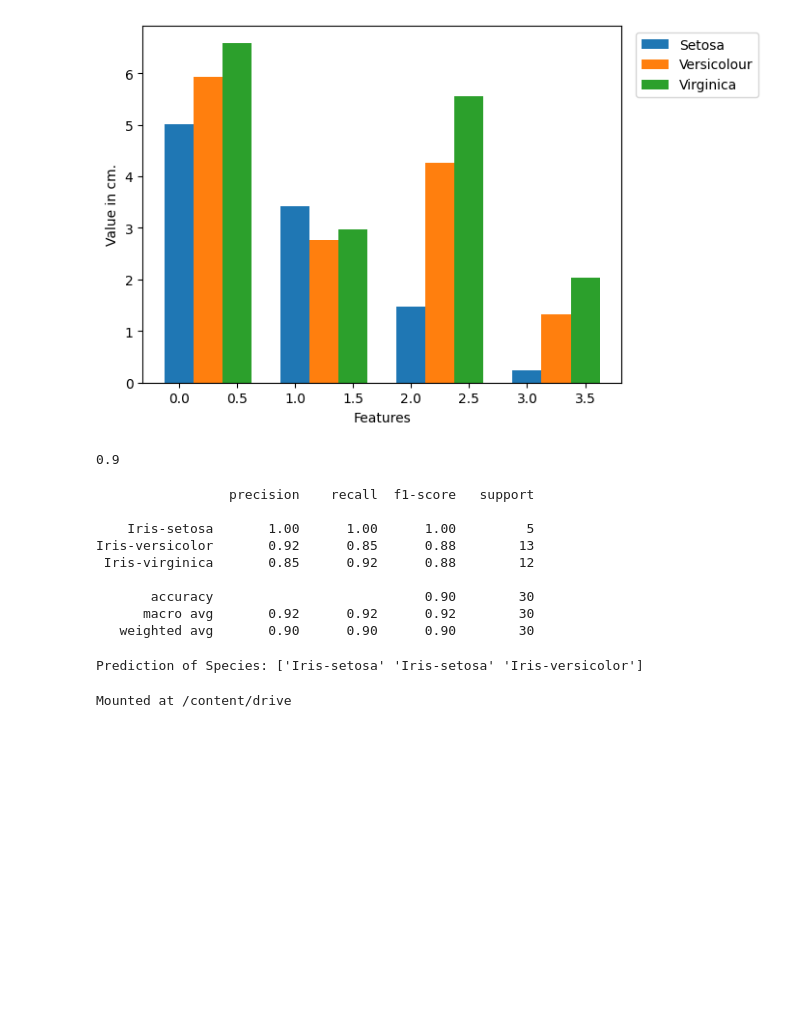
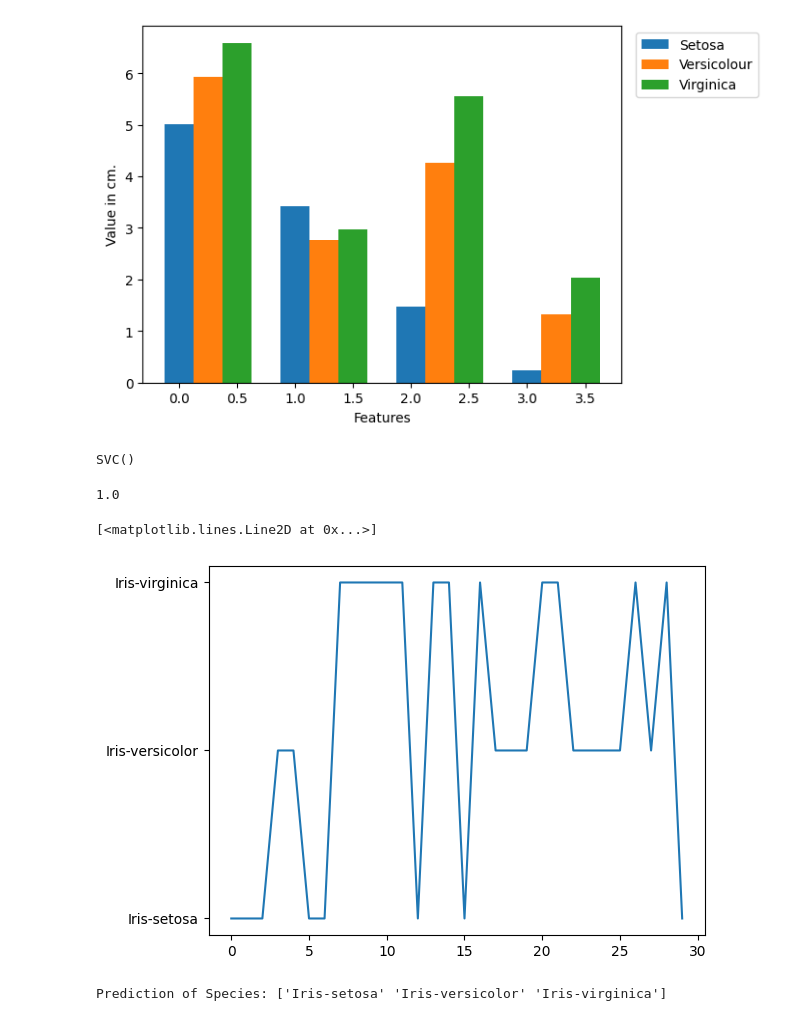
Before and after one commit to JahanaviS/CODSOFT_, a Jupyter notebook: iris_flower_classification.ipynb, the cells around one changed output. Drawn from its saved outputs; the diff is of its cells as text; code cells hidden in the pictures; blank space fills up the shorter version.

```diff
--- a/iris_flower_classification.ipynb
+++ b/iris_flower_classification.ipynb
@@ -7,7 +9,7 @@ import matplotlib.pyplot as plt
 import seaborn as sns
 # %%
 columns = ['Sepal length', 'Sepal width', 'Petal length', 'Petal width', 'Class_labels']
-df = pd.read_csv('/iris.data',names = columns)
+df = pd.read_csv('/content/iris.data',names = columns)
 df.head()
 # %% [output]
 |  | Sepal length | Sepal width | Petal length | Petal width | Class_labels |
@@ -22,7 +24,7 @@ sns.pairplot(df,hue = 'Class_labels')
 <seaborn.axisgrid.PairGrid at 0x...>
 [figure]
 # %%
-low = df.values
-x = low[:,0:4]
-y = low[:,4]
+value = df.values
+x = value[:,0:4]
+y = value[:,4]
 # %%
@@ -49,38 +48,25 @@ plt.show()
 from sklearn.model_selection import train_test_split
 X_train, X_test, y_train, y_test = train_test_split(x, y, test_size=0.2)
+# %%
+from sklearn.svm import SVC
+svn = SVC()
+svn.fit(X_train, y_train)
+# %% [output]
+SVC()
 # %%
-# Support vector machine algorithm
-from sklearn.svm import SVC
-svn = SVC()
-svn.fit(X_train, y_train)
 from sklearn.metrics import accuracy_score
 predictions = svn.predict(X_test)
 accuracy_score(y_test, predictions)
 # %% [output]
-0.9
+1.0
-# %%
-# Detailed report
-from sklearn.metrics import classification_report
-print(classification_report(y_test, predictions))
-# %% [output]
-                 precision    recall  f1-score   support
-
-    Iris-setosa       1.00      1.00      1.00         5
-Iris-versicolor       0.92      0.85      0.88        13
- Iris-virginica       0.85      0.92      0.88        12
-
-       accuracy                           0.90        30
-      macro avg       0.92      0.92      0.92        30
-   weighted avg       0.90      0.90      0.90        30
+# %%
+plt.plot(predictions)
+# %% [output]
+[<matplotlib.lines.Line2D at 0x...>]
+[figure, added]
 # %%
-X_new = np.array([[3, 2, 1, 0.2], [  1.9, 2.2, 1.8, 1.1 ], [  5.3, 2.5, 4.6, 1.9 ]])
-#Prediction of the species from the input vector
-prediction = svn.predict(X_new)
+test = np.array([[3, 2.5, 1.1, 0.2], [  5.9, 2.2, 1.8, 3.1 ], [  5.3, 2.5, 4.6, 1.9 ]])
+prediction = svn.predict(test)
 print("Prediction of Species: {}".format(prediction))
 # %% [output]
-Prediction of Species: ['Iris-setosa' 'Iris-setosa' 'Iris-versicolor']
+Prediction of Species: ['Iris-setosa' 'Iris-versicolor' 'Iris-virginica']
-# %%
-from google.colab import drive
-drive.mount('/content/drive')
-# %% [output]
-Mounted at /content/drive
```
Also changed, not shown: parts of 4 cells of this notebook.
